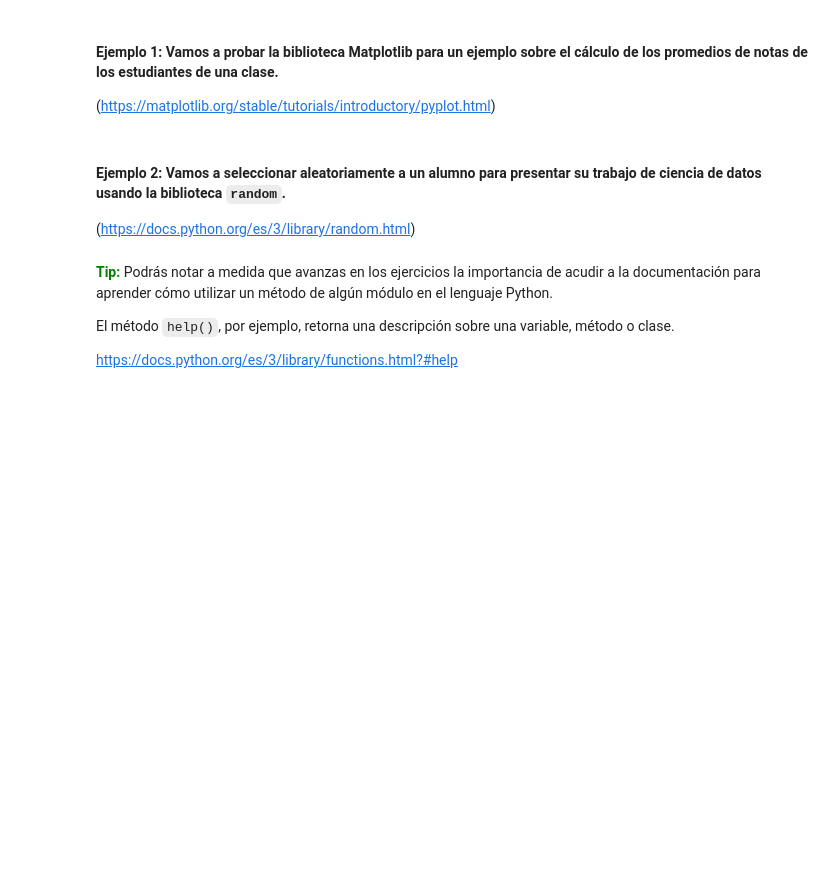
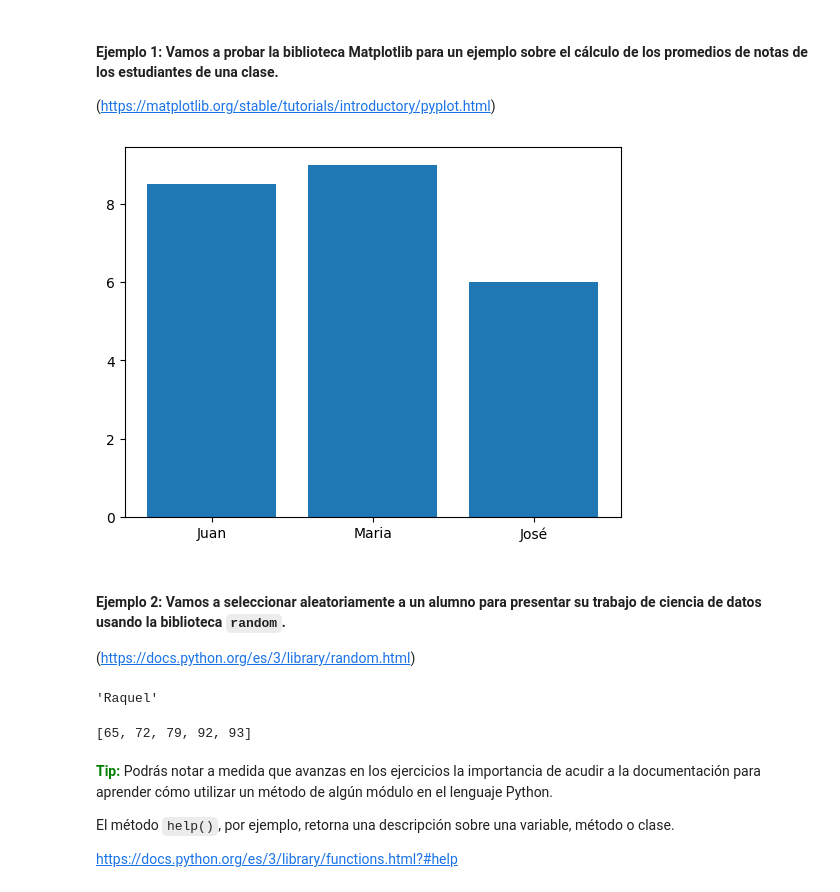
Before and after one commit to DaniGa-Mo/Python_para_Data_Science, a Jupyter notebook: Python_para_Data_Science.ipynb, the cells around one changed output. Drawn from its saved outputs; the diff is of its cells as text; code cells hidden in the pictures; blank space fills up the shorter version.

```diff
--- a/Python_para_Data_Science.ipynb
+++ b/Python_para_Data_Science.ipynb
@@ -42,3 +76,7 @@ Requirement already satisfied: six>=1.5 in /usr/local/lib/python3.12/dist-packag
 #### Ejemplo 1: Vamos a probar la biblioteca Matplotlib para un ejemplo sobre el cálculo de los promedios de notas de los estudiantes de una clase.
 
 (https://matplotlib.org/stable/tutorials/introductory/pyplot.html)
+# %%
+# Creamos una lista de datos para crear nuestro gráfico.
+estudiantes = ['Juan', 'Maria', 'José']
+notas = [8.5, 9.0, 6.0]
@@ -45,3 +85,8 @@ Requirement already satisfied: six>=1.5 in /usr/local/lib/python3.12/dist-packag
+# %%
+plt.bar(estudiantes, notas)
+plt.show()
+# %% [output]
+[figure, added]
 # %% [markdown]
 #### Ejemplo 2: Vamos a seleccionar aleatoriamente a un alumno para presentar su trabajo de ciencia de datos usando la biblioteca `random`.
 
@@ -49,3 +98,26 @@ Requirement already satisfied: six>=1.5 in /usr/local/lib/python3.12/dist-packag
+# %%
+from random import choice
+estudiantes = choice(estudiantes_2)
+estudiantes
+# %% [output]
+'Raquel'
+# %%
+"""
+importar 2 métodos de la biblioteca random para
+tomar una muestra de 5 valores de una lista de 20 valores generada
+aleatoriamente con números del 0 al 99.
+"""
+
+from random import randrange, sample
+
+lista = []
+
+for i in range(0, 20):
+  lista.append(randrange(100))
+
+sample(lista, 5)
+# %% [output]
+[65, 72, 79, 92, 93]
 # %% [markdown]
 <font color=green>**Tip:**</font> Podrás notar a medida que avanzas en los ejercicios la importancia de acudir a la documentación para aprender cómo utilizar un método de algún módulo en el lenguaje Python.
 
```
Also changed, not shown: parts of 16 cells of this notebook.
